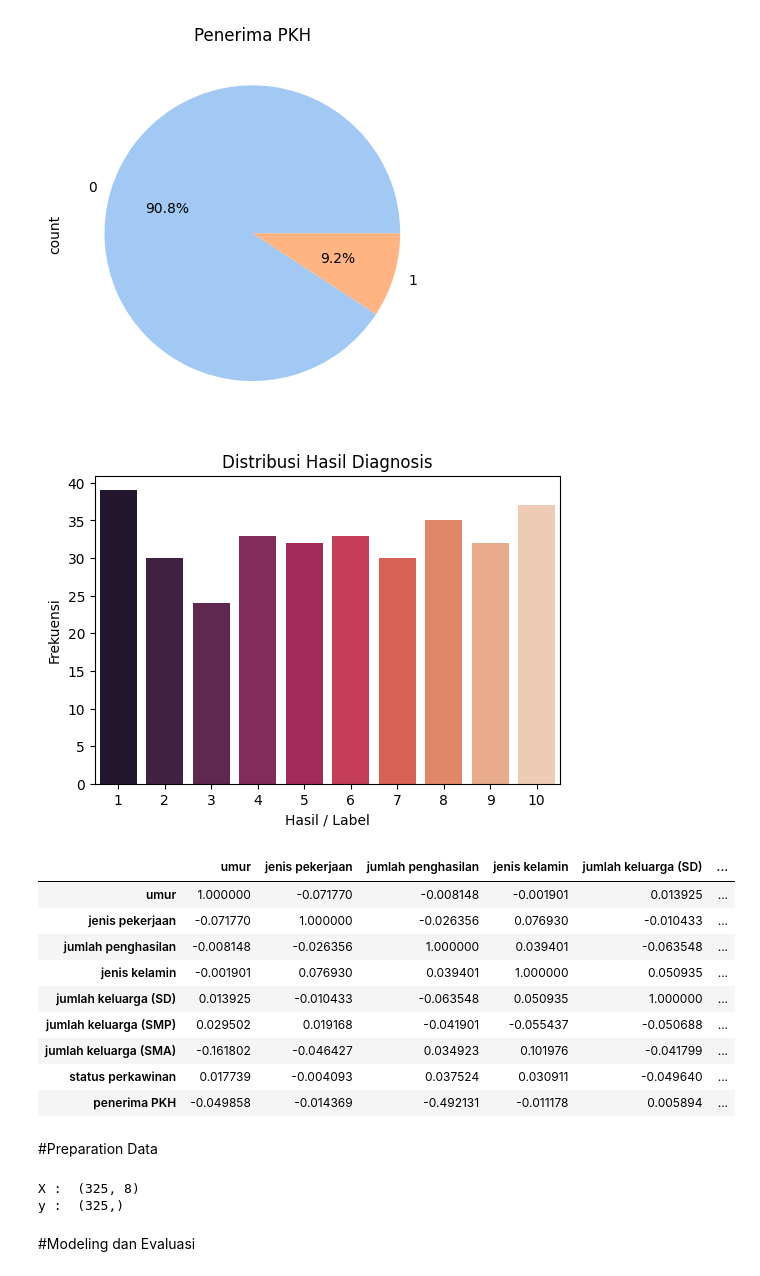
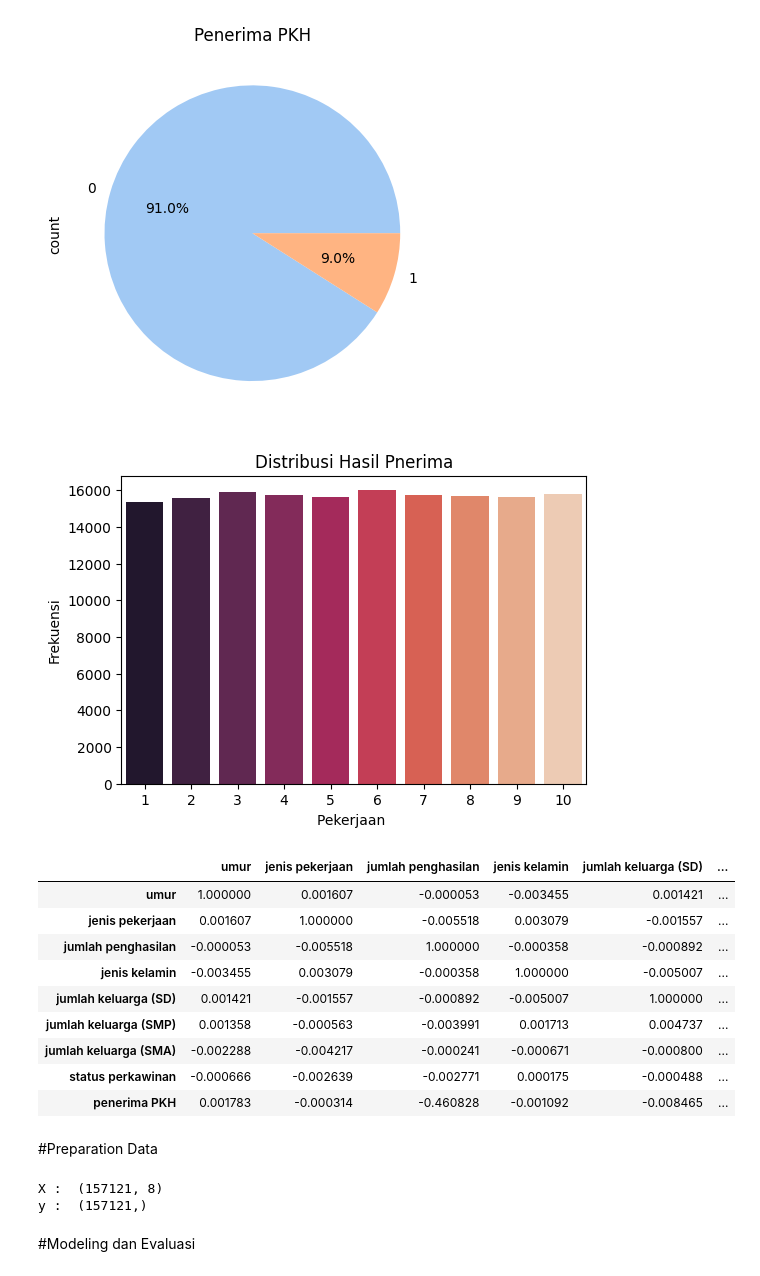
Before and after one commit to Rizki-132/Allmateri, a Jupyter notebook: Klasifikasi_program_pkh_(Fix).ipynb, the cells around one changed output. Drawn from its saved outputs; the diff is of its cells as text; code cells hidden in the pictures.

```diff
--- a/Klasifikasi_program_pkh_(Fix).ipynb
+++ b/Klasifikasi_program_pkh_(Fix).ipynb
@@ -60,7 +60,7 @@ Status
 3 = Janda
 4 = Duda
 # %%
-df = pd.read_csv('/content/pkh_data_pkh_versi(fix).csv')
+df = pd.read_csv('/content/pkh_data_program_PKH_157121.csv')
 df
 # %% [output]
 |  | nama | umur | tempat lahir | jenis pekerjaan | jumlah penghasilan | jenis kelamin | ... |
@@ -166,27 +171,27 @@ plt.show()
 # %%
 plt.figure(figsize=(6,4))
 sns.countplot(data=df, x='jenis pekerjaan', palette='rocket')
 
-plt.title('Distribusi Hasil Diagnosis')
-plt.xlabel('Hasil / Label')
+plt.title('Distribusi Hasil Pnerima')
+plt.xlabel('Pekerjaan ')
 plt.ylabel('Frekuensi')
 plt.show()
 # %% [output]
-[figure, old version]
+[figure, new version]
 # %%
 df = df.drop(columns=['nama','tempat lahir'])
 df.corr()
 # %% [output]
 |  | umur | jenis pekerjaan | jumlah penghasilan | jenis kelamin | jumlah keluarga (SD) | ... |
-| umur | 1.000000 | -0.071770 | -0.008148 | -0.001901 | 0.013925 | ... |
-| jenis pekerjaan | -0.071770 | 1.000000 | -0.026356 | 0.076930 | -0.010433 | ... |
-| jumlah penghasilan | -0.008148 | -0.026356 | 1.000000 | 0.039401 | -0.063548 | ... |
-| jenis kelamin | -0.001901 | 0.076930 | 0.039401 | 1.000000 | 0.050935 | ... |
-| jumlah keluarga (SD) | 0.013925 | -0.010433 | -0.063548 | 0.050935 | 1.000000 | ... |
-| jumlah keluarga (SMP) | 0.029502 | 0.019168 | -0.041901 | -0.055437 | -0.050688 | ... |
-| jumlah keluarga (SMA) | -0.161802 | -0.046427 | 0.034923 | 0.101976 | -0.041799 | ... |
-| status perkawinan | 0.017739 | -0.004093 | 0.037524 | 0.030911 | -0.049640 | ... |
-| penerima PKH | -0.049858 | -0.014369 | -0.492131 | -0.011178 | 0.005894 | ... |
+| umur | 1.000000 | 0.001607 | -0.000053 | -0.003455 | 0.001421 | ... |
+| jenis pekerjaan | 0.001607 | 1.000000 | -0.005518 | 0.003079 | -0.001557 | ... |
+| jumlah penghasilan | -0.000053 | -0.005518 | 1.000000 | -0.000358 | -0.000892 | ... |
+| jenis kelamin | -0.003455 | 0.003079 | -0.000358 | 1.000000 | -0.005007 | ... |
+| jumlah keluarga (SD) | 0.001421 | -0.001557 | -0.000892 | -0.005007 | 1.000000 | ... |
+| jumlah keluarga (SMP) | 0.001358 | -0.000563 | -0.003991 | 0.001713 | 0.004737 | ... |
+| jumlah keluarga (SMA) | -0.002288 | -0.004217 | -0.000241 | -0.000671 | -0.000800 | ... |
+| status perkawinan | -0.000666 | -0.002639 | -0.002771 | 0.000175 | -0.000488 | ... |
+| penerima PKH | 0.001783 | -0.000314 | -0.460828 | -0.001092 | -0.008465 | ... |
 # %% [markdown]
 #Preparation Data
 # %%
@@ -196,8 +201,8 @@ y = df['penerima PKH']
 print("X : ", x.shape)
 print("y : ", y.shape)
 # %% [output]
-X :  (325, 8)
-y :  (325,)
+X :  (157121, 8)
+y :  (157121,)
 # %%
 scaler = StandardScaler()
 scaler.fit(x)
```
Also changed, not shown: parts of 16 cells of this notebook.
